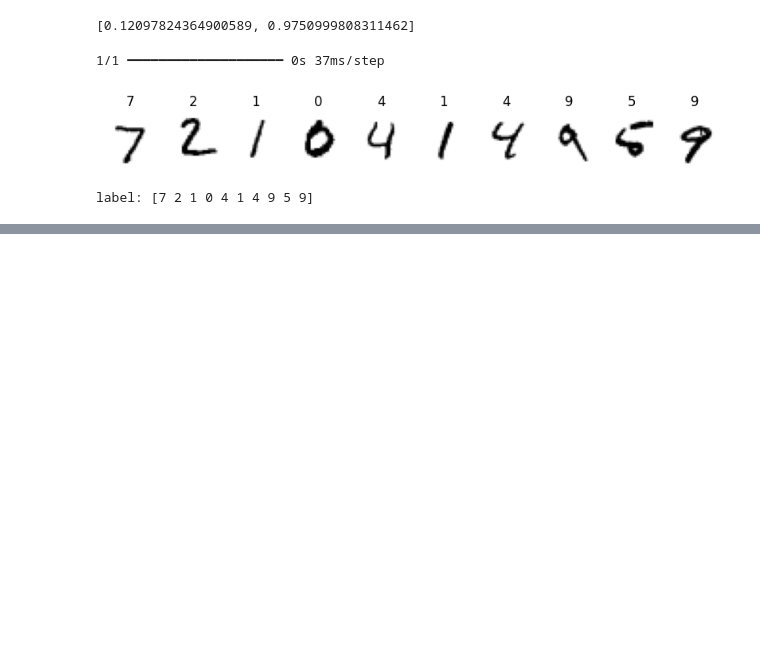
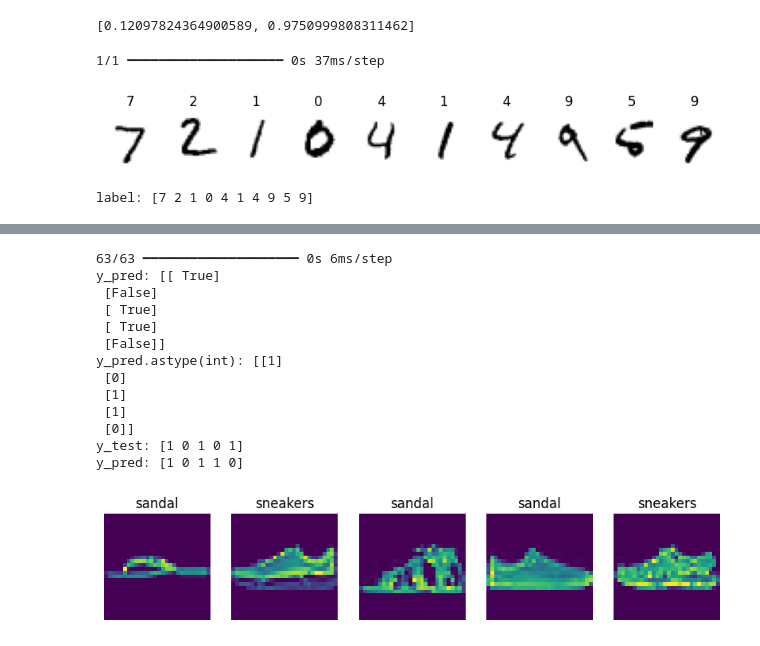
Before and after one commit to won-hj/deep-learning, a Jupyter notebook: 신경망을_활용한_딥러닝_실습.ipynb, the cells around one changed output, grey strips where cells are left out. Saved outputs shown, nothing was run; the diff lists cells and outputs as text; code cells hidden in the pictures; blank space fills up the shorter version.

```diff
--- a/신경망을_활용한_딥러닝_실습.ipynb
+++ b/신경망을_활용한_딥러닝_실습.ipynb
@@ -1321,0 +1423,37 @@ print(x.grad) #x에 대한 z의 그레디언트
+# %%
+# 모델 예측(임계치에 따라 0/1 판단)
+class_name = ['sneakers', 'sandal'] #클래스명
+
+threshold = 0.5
+y_pred = (model.predict(x_test) >= threshold) #astype(int)
+print(f'y_pred: {y_pred[:5]}')
+y_pred = y_pred.astype(int)
+print(f'y_pred.astype(int): {y_pred[:5]}')
+
+print(f'y_test: {y_test[:5]}')
+print(f'y_pred: {y_pred[:5].reshape(-1)}')
+
+plt.figure(figsize=(10, 10))
+
+for i in range(5):
+  plt.subplot(1, 5, i+1)
+  plt.imshow(x_test[i])#cmap='grey
+  plt.title(class_name[y_pred[i].item()])
+  plt.axis('off')
+
+plt.show()
+# %% [output]
+63/63 ━━━━━━━━━━━━━━━━━━━━ 0s 6ms/step
+y_pred: [[ True]
+ [False]
+ [ True]
+ [ True]
+ [False]]
+y_pred.astype(int): [[1]
+ [0]
+ [1]
+ [1]
+ [0]]
+y_test: [1 0 1 0 1]
+y_pred: [1 0 1 1 0]
+[figure, added]
```
Also changed, not shown: parts of 11 cells of this notebook.
